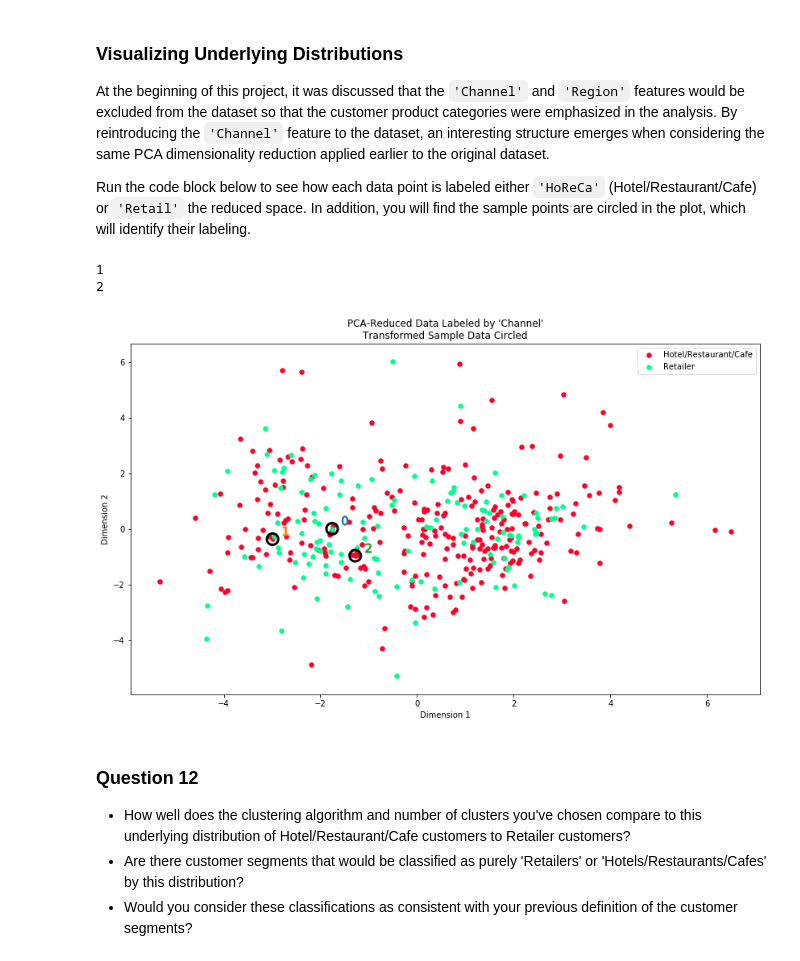
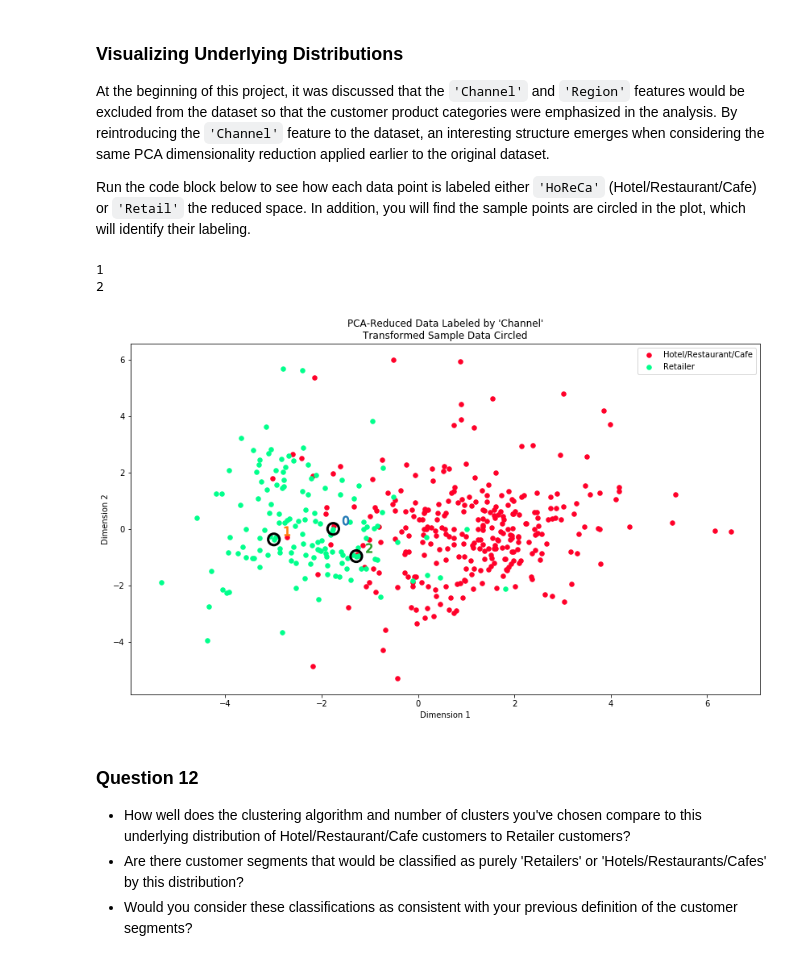
Before and after one commit to Ciccio99/machine-learning, a Jupyter notebook: projects/customer_segments/customer_segments.ipynb, the cells around one changed output. Cells and saved outputs as stored; diff of their text form; code cells hidden in the pictures.

```diff
--- a/projects/customer_segments/customer_segments.ipynb
+++ b/projects/customer_segments/customer_segments.ipynb
@@ -684,11 +693,11 @@ At the beginning of this project, it was discussed that the `'Channel'` and `'Re
 Run the code block below to see how each data point is labeled either `'HoReCa'` (Hotel/Restaurant/Cafe) or `'Retail'` the reduced space. In addition, you will find the sample points are circled in the plot, which will identify their labeling.
 # %%
 # Display the clustering results based on 'Channel' data
-vs.channel_results(reduced_data, outliers, pca_samples)
+vs.channel_results(reduced_data, outliers_dups, pca_samples)
 # %% [output]
 1
 2
-[figure, old version]
+[figure, new version]
 # %% [markdown]
 ### Question 12
 
```
Also changed, not shown: parts of 9 cells of this notebook, 2 other files.
